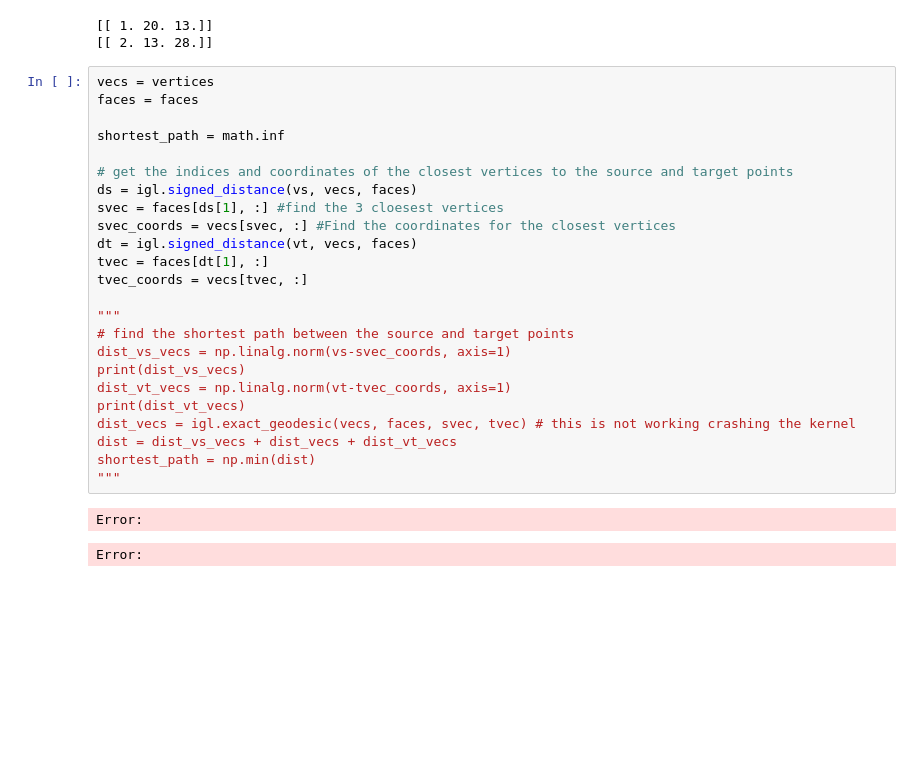
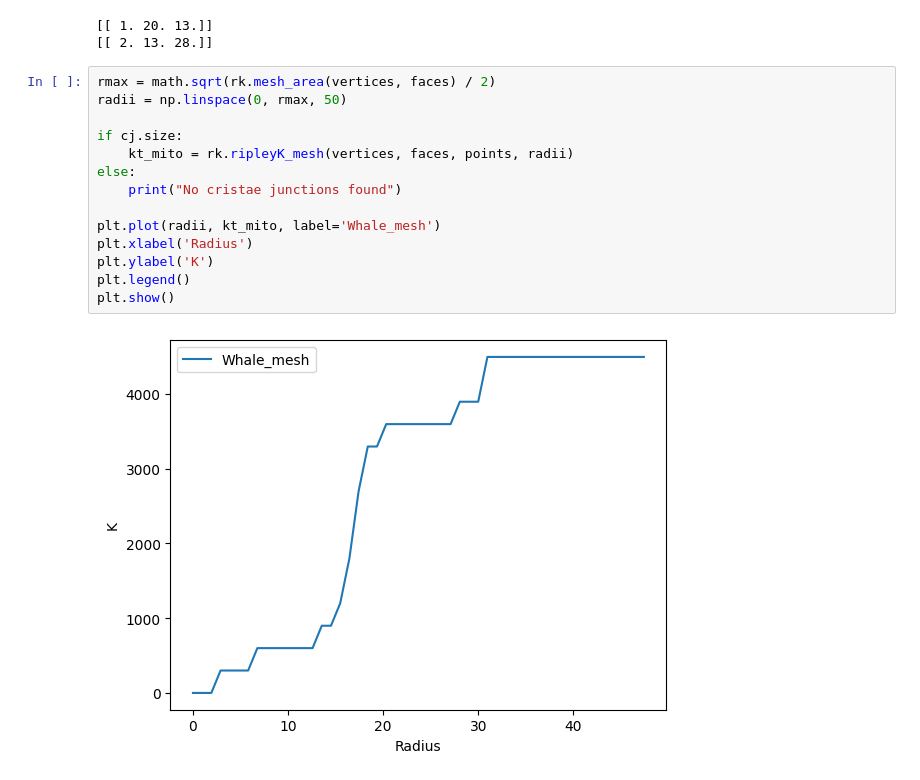
Before and after one commit to Muhanzhaokmp228/Bachelor-project, a Jupyter notebook: Code/mito.ipynb, the cells around one changed output. Cells and saved outputs as stored; diff of their text form; blank space fills up the shorter version.

Commit message:
kt for whale

```diff
--- a/Code/mito.ipynb
+++ b/Code/mito.ipynb
@@ -168,30 +118,19 @@ print(vt)
 # %% [output]
 [[ 1. 20. 13.]]
 [[ 2. 13. 28.]]
-# %%
-vecs = vertices
-faces = faces
-
-shortest_path = math.inf
-
-# get the indices and coordinates of the closest vertices to the source and target points
-ds = igl.signed_distance(vs, vecs, faces)
-svec = faces[ds[1], :] #find the 3 cloesest vertices
-svec_coords = vecs[svec, :] #Find the coordinates for the closest vertices
-dt = igl.signed_distance(vt, vecs, faces)
-tvec = faces[dt[1], :]
-tvec_coords = vecs[tvec, :]
-
-"""
-# find the shortest path between the source and target points
-dist_vs_vecs = np.linalg.norm(vs-svec_coords, axis=1)
-print(dist_vs_vecs)
-dist_vt_vecs = np.linalg.norm(vt-tvec_coords, axis=1)
-print(dist_vt_vecs)
-dist_vecs = igl.exact_geodesic(vecs, faces, svec, tvec) # this is not working crashing the kernel
-dist = dist_vs_vecs + dist_vecs + dist_vt_vecs
-shortest_path = np.min(dist)
-"""
-# %% [output]
-Error:
-Error:
+# %%
+rmax = math.sqrt(rk.mesh_area(vertices, faces) / 2)
+radii = np.linspace(0, rmax, 50)
+
+if cj.size:
+    kt_mito = rk.ripleyK_mesh(vertices, faces, points, radii)
+else:
+    print("No cristae junctions found")
+
+plt.plot(radii, kt_mito, label='Whale_mesh')
+plt.xlabel('Radius')
+plt.ylabel('K')
+plt.legend()
+plt.show()
+# %% [output]
+[figure, added]
```
Also changed, not shown: parts of 3 cells of this notebook, 3 other files.
